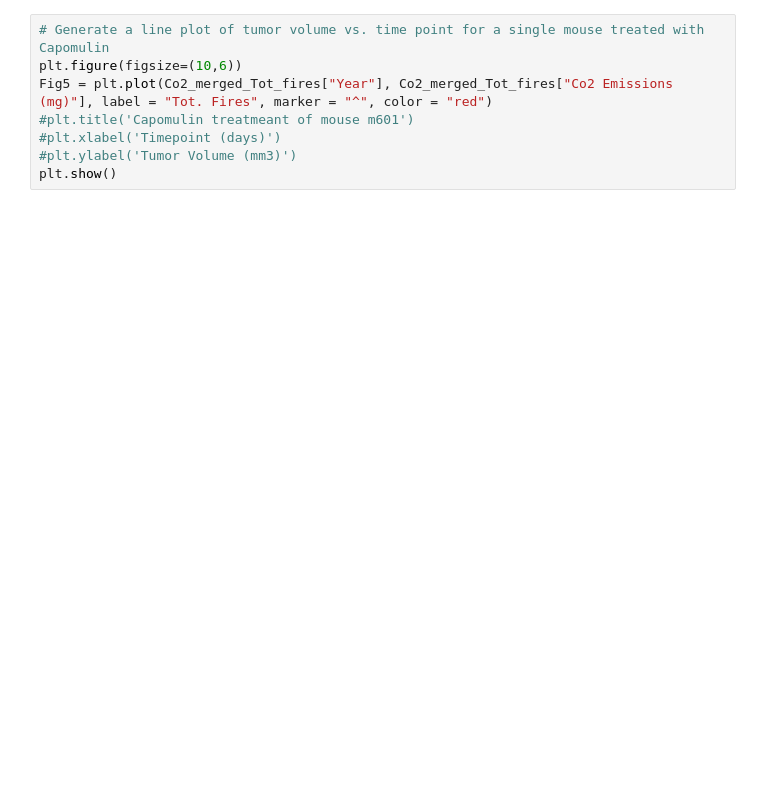
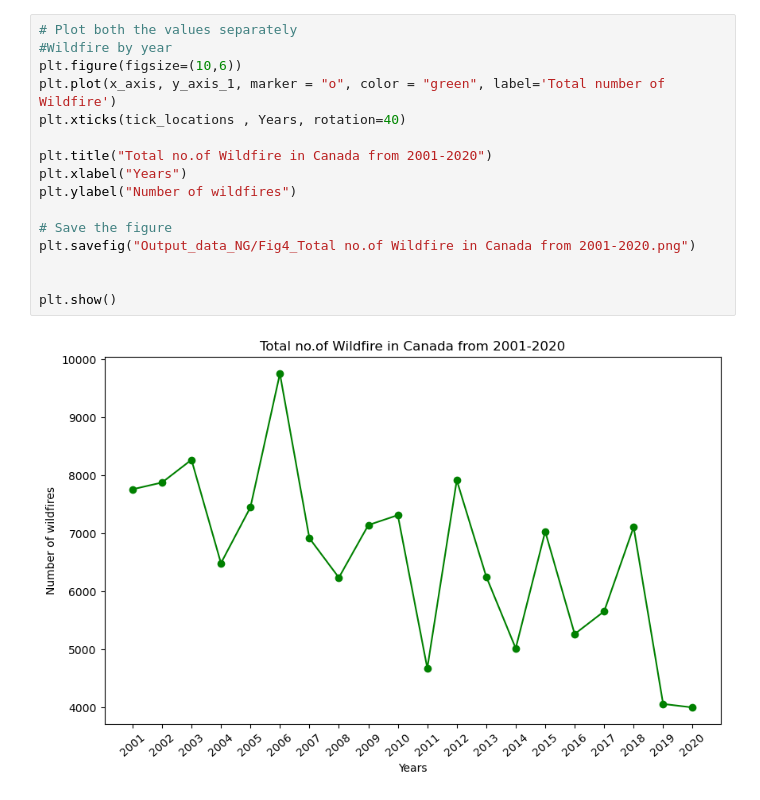
Before and after one commit to JasmineBamba/Group-Project-1-Group-2, a Jupyter notebook: Geolocations_Provinces_Nikita.ipynb, the cells around one changed output. Saved outputs shown, nothing was run; the diff lists cells and outputs as text; blank space fills up the shorter version.

```diff
--- a/Geolocations_Provinces_Nikita.ipynb
+++ b/Geolocations_Provinces_Nikita.ipynb
@@ -280,9 +444,19 @@ plt.show()
 # %%
-# Generate a line plot of tumor volume vs. time point for a single mouse treated with Capomulin
+# Plot both the values separately
+#Wildfire by year
 plt.figure(figsize=(10,6))
-Fig5 = plt.plot(Co2_merged_Tot_fires["Year"], Co2_merged_Tot_fires["Co2 Emissions (mg)"], label = "Tot. Fires", marker = "^", color = "red")
-#plt.title('Capomulin treatmeant of mouse m601')
-#plt.xlabel('Timepoint (days)')
-#plt.ylabel('Tumor Volume (mm3)')
+plt.plot(x_axis, y_axis_1, marker = "o", color = "green", label='Total number of Wildfire')
+plt.xticks(tick_locations , Years, rotation=40)
+
+plt.title("Total no.of Wildfire in Canada from 2001-2020")
+plt.xlabel("Years")
+plt.ylabel("Number of wildfires")
+
+# Save the figure
+plt.savefig("Output_data_NG/Fig4_Total no.of Wildfire in Canada from 2001-2020.png")
+
+
 plt.show()
+# %% [output]
+[figure, added]
 # %%
```
Also changed, not shown: parts of 49 cells of this notebook.
